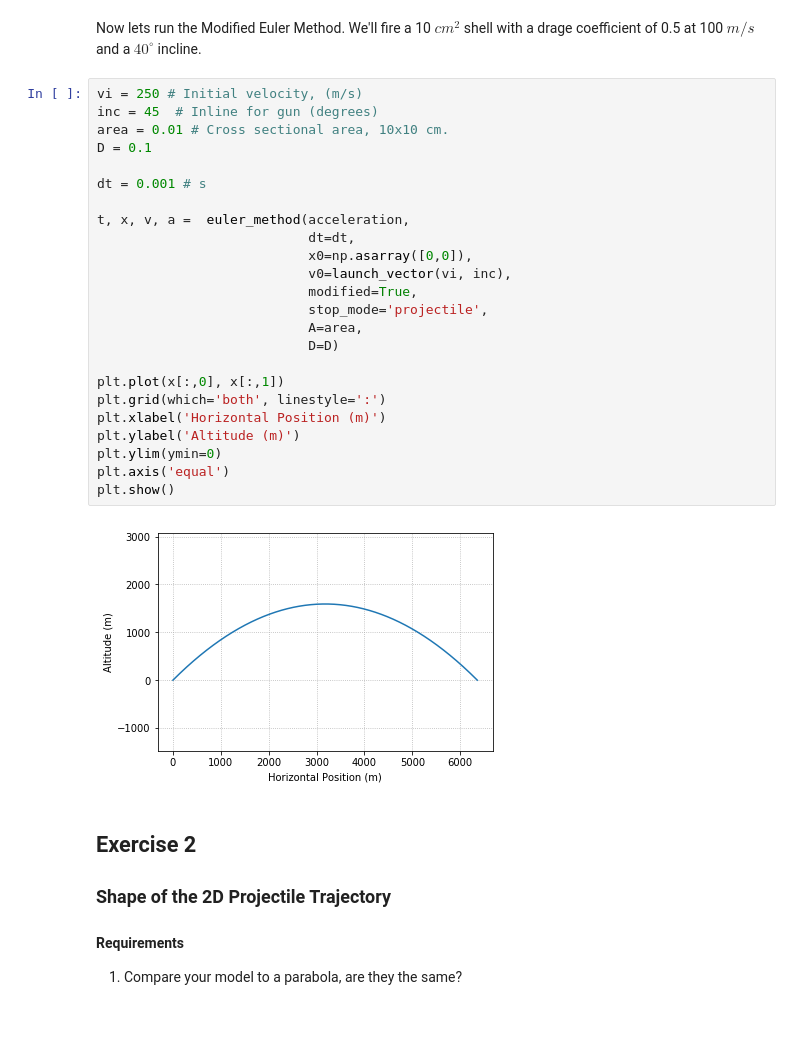
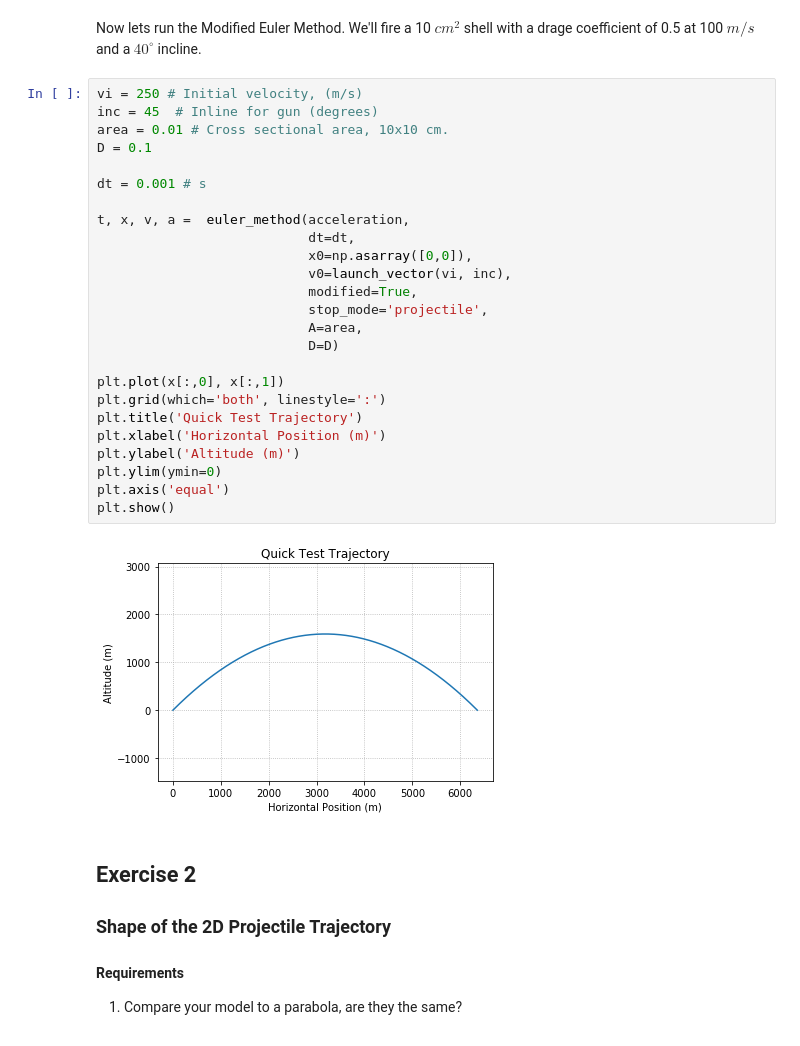
Before and after one commit to mmolter/ME273, a Jupyter notebook: Projects/Project 1/project_1_notebook.ipynb, the cells around one changed output. Cells and saved outputs as stored; diff of their text form.

```diff
--- a/Projects/Project 1/project_1_notebook.ipynb
+++ b/Projects/Project 1/project_1_notebook.ipynb
@@ -286,29 +293,30 @@ Now lets run the Modified Euler Method. We'll fire a 10 $cm^2$ shell with a drag
 # %%
 vi = 250 # Initial velocity, (m/s)
 inc = 45  # Inline for gun (degrees)
 area = 0.01 # Cross sectional area, 10x10 cm.
 D = 0.1
 
 dt = 0.001 # s
 
 t, x, v, a =  euler_method(acceleration,
                            dt=dt,
                            x0=np.asarray([0,0]),
                            v0=launch_vector(vi, inc),
                            modified=True,
                            stop_mode='projectile',
                            A=area,
                            D=D)
 
 plt.plot(x[:,0], x[:,1])
 plt.grid(which='both', linestyle=':')
+plt.title('Quick Test Trajectory')
 plt.xlabel('Horizontal Position (m)')
 plt.ylabel('Altitude (m)')
 plt.ylim(ymin=0)
 plt.axis('equal')
 plt.show()
 # %% [output]
-[figure, old version]
+[figure, new version]
 # %% [markdown]
 ## Exercise 2
 ### Shape of the 2D Projectile Trajectory
```
Also changed, not shown: parts of 13 cells of this notebook.
